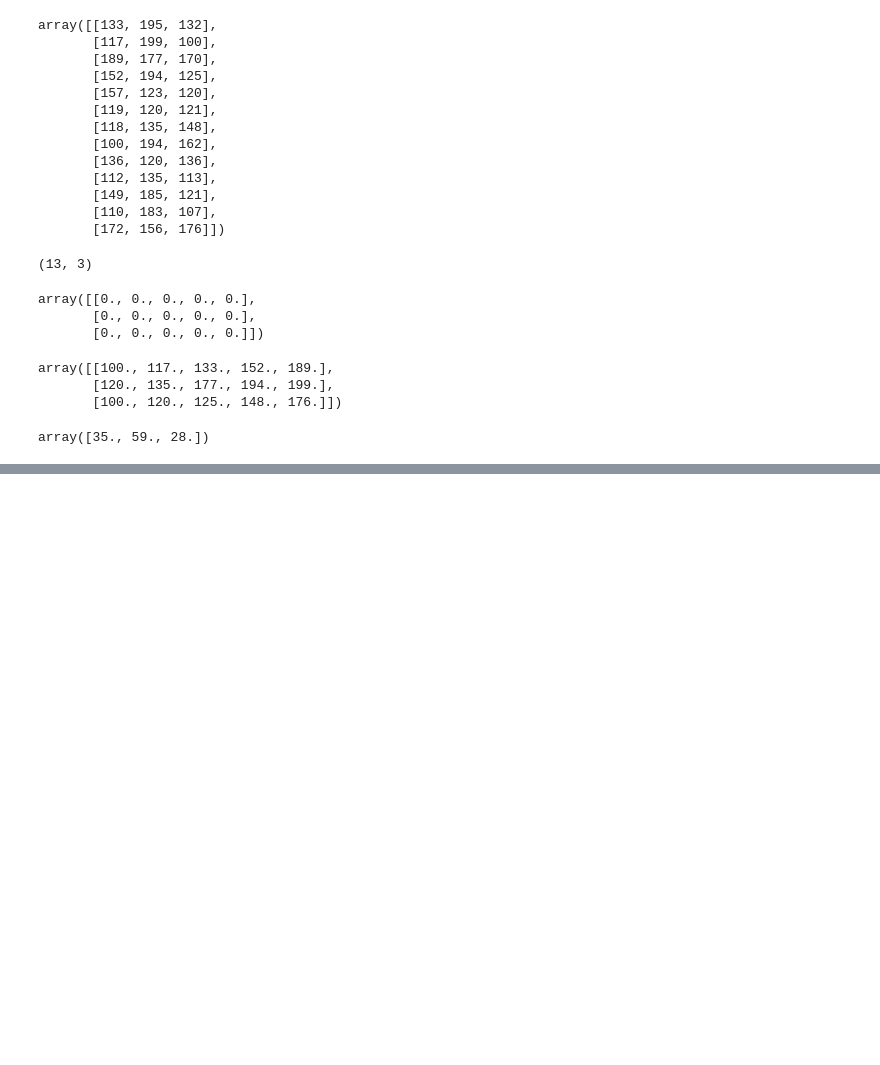
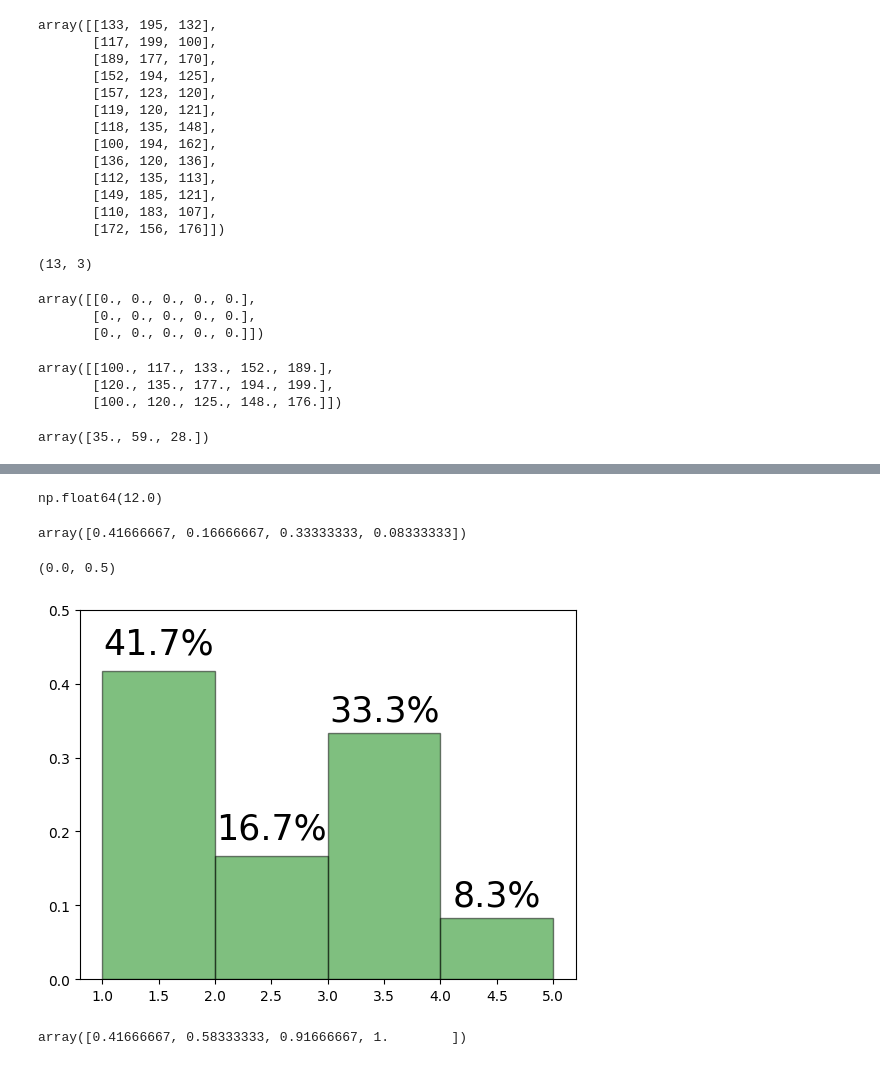
Before and after one commit to asegura4488/CienciaDatos, a Jupyter notebook: Semana4/EstimadoresEstadísticos.ipynb, the cells around one changed output, grey strips where cells are left out. Drawn from its saved outputs; the diff is of its cells as text; code cells hidden in the pictures; blank space fills up the shorter version.

```diff
--- a/Semana4/EstimadoresEstadísticos.ipynb
+++ b/Semana4/EstimadoresEstadísticos.ipynb
@@ -98,0 +145,33 @@ np.float64(80.5)
+# %%
+# El área bajo los rectanculos? Qué será?
+# representa la cantidad de datos que tenemos
+Normalizacion = np.sum(H*w)
+Normalizacion
+# %% [output]
+np.float64(12.0)
+# %%
+HNorm = H / Normalizacion
+HNorm
+# %% [output]
+array([0.41666667, 0.16666667, 0.33333333, 0.08333333])
+# %%
+# Probabilidad empirica de elegir un dato al azar y sea 1: 0.41
+plt.bar(m,HNorm,width=w,ec='k',color='g',alpha=0.5)
+
+for i in range(len(m)):
+  plt.text( m[i], 0.02+np.round(HNorm[i],2) , str( np.round(HNorm[i]*w[i]*100,1))+'%', ha='center', fontsize=25 )
+
+plt.ylim(0, 0.5)
+# %% [output]
+(0.0, 0.5)
+[figure, added]
+# %%
+# Calculemos la función de distribución
+Cumulative = np.zeros_like(HNorm)
+
+for i in range(Cumulative.shape[0]):
+  Cumulative[i] = np.sum(w[:i+1]*HNorm[:i+1])
+
+Cumulative
+# %% [output]
+array([0.41666667, 0.58333333, 0.91666667, 1.        ])
```
Also changed, not shown: parts of 14 cells of this notebook.
